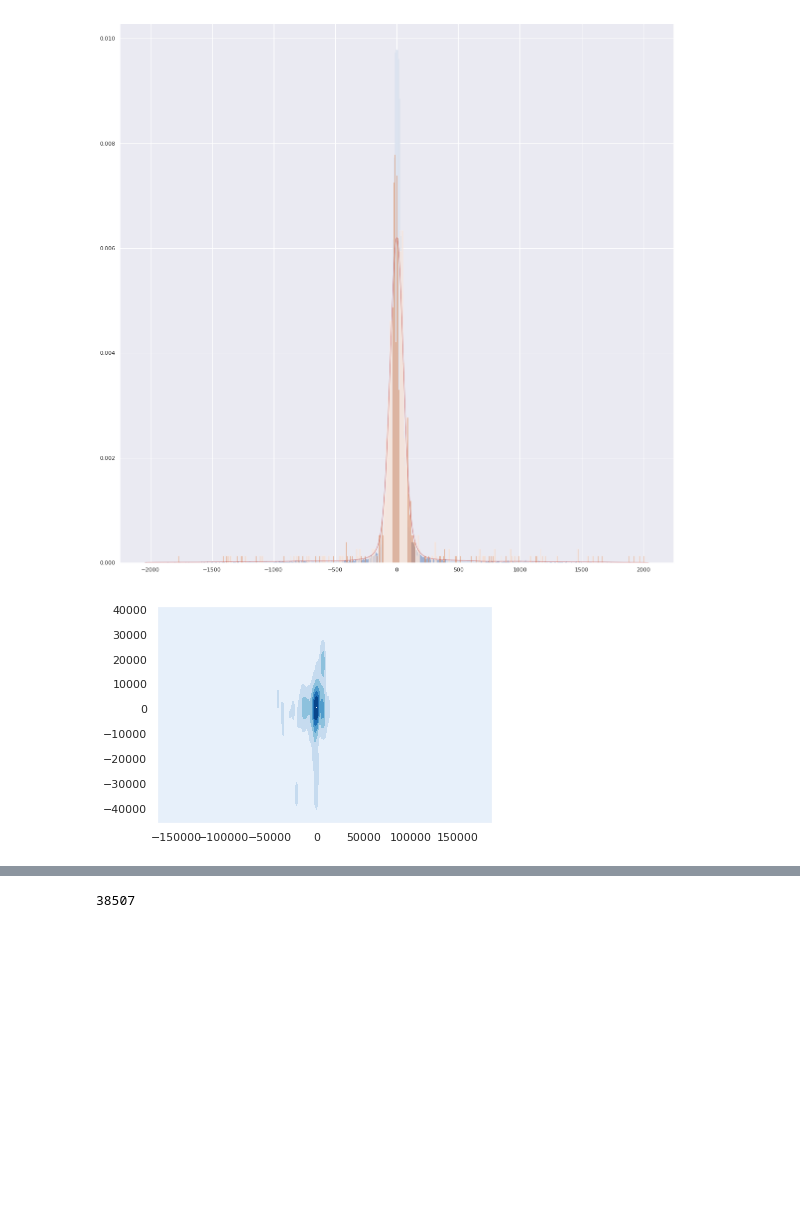
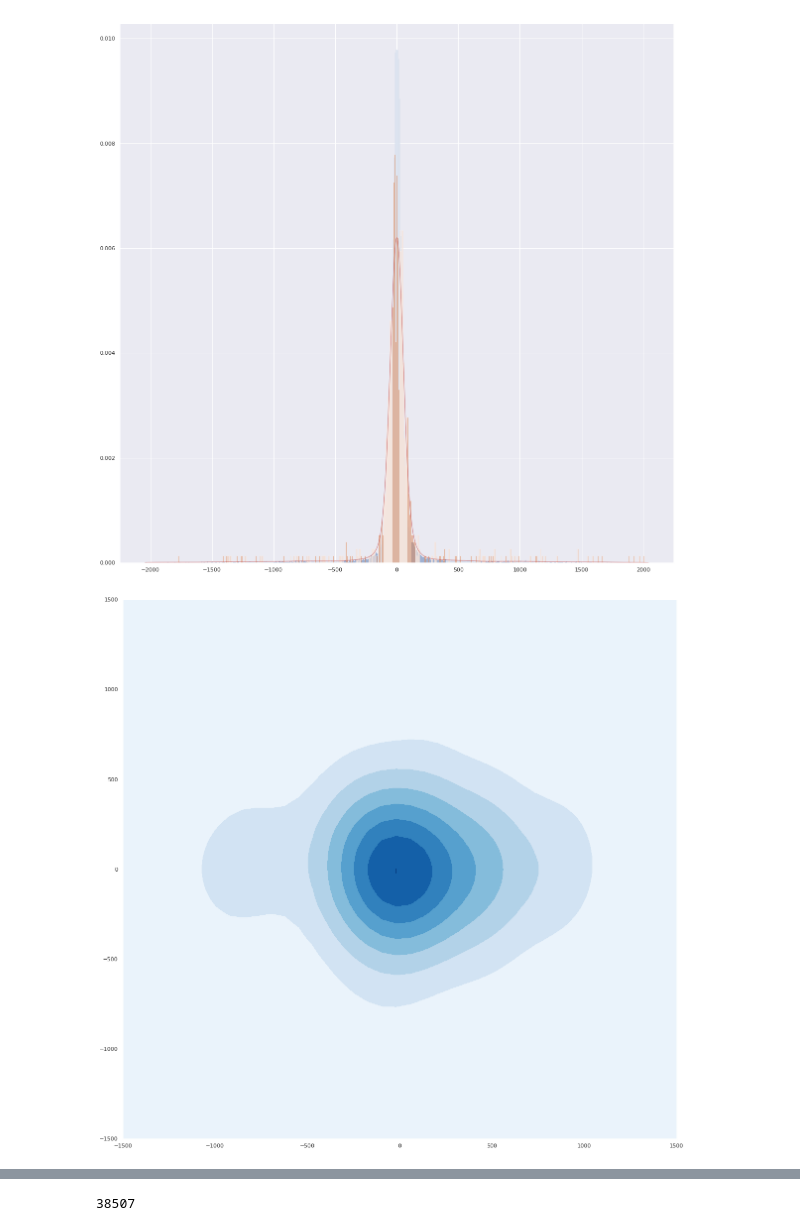
Before and after one commit to vpereboom/trajectory-prediction-toolbox, a Jupyter notebook: notebooks/Probabilistic Projection Analysis.ipynb, the cells around one changed output, grey strips where cells are left out. Saved outputs shown, nothing was run; the diff lists cells and outputs as text; code cells hidden in the pictures; blank space fills up the shorter version.

```diff
--- a/notebooks/Probabilistic Projection Analysis.ipynb
+++ b/notebooks/Probabilistic Projection Analysis.ipynb
@@ -604,27 +430,28 @@ plt.show()
 from scipy.stats import gaussian_kde
 import time
 
-la_t = 1200
+la_t = 200
 
 cte_data_raw = [x for x in bin_df['%d_cte' % la_t] if ~np.isnan(x)]
 cte_data_p = np.percentile(cte_data_raw,99)
-cte_data_filt = [v for v in cte_data_raw if abs(v) < cte_data_p][:2000]
+cte_data_filt = [v for v in cte_data_raw if abs(v) < cte_data_p][:5000]
 ate_data_raw = [x for x in bin_df['%d_ate' % la_t] if ~np.isnan(x)]
 ate_data_p = np.percentile(ate_data_raw,99)
-ate_data_filt = [v for v in ate_data_raw if abs(v) < ate_data_p][:2000]
+ate_data_filt = [v for v in ate_data_raw if abs(v) < ate_data_p][:5000]
 
 data = np.vstack([cte_data_filt,ate_data_filt])
-X,Y = np.mgrid[min(cte_data_filt):max(cte_data_filt):200j, min(ate_data_filt):max(ate_data_filt):200j]
+X,Y = np.mgrid[min(cte_data_filt):max(cte_data_filt):400j, min(ate_data_filt):max(ate_data_filt):400j]
 grid = np.vstack([Y.ravel(), X.ravel()])
 kde = gaussian_kde(data, bw_method=0.1)
 pdf = kde(grid)
 f = np.reshape(pdf.T, X.shape)
 # %%
-fig = plt.figure()
+fig = plt.figure(figsize=(20,20))
 ax = fig.gca()
-ax.set_xlim(min(cte_data_filt), max(cte_data_filt))
-ax.set_ylim(min(ate_data_filt), max(ate_data_filt))
+ax.set_xlim(-1500, 1500)
+ax.set_ylim(-1500, 1500)
 # Contourf plot
+
 cfset = ax.contourf(X, Y, f, cmap='Blues')
 # %% [output]
-[figure, old version]
+[figure, new version]
```
Also changed, not shown: parts of 9 cells of this notebook, 44 other files.
